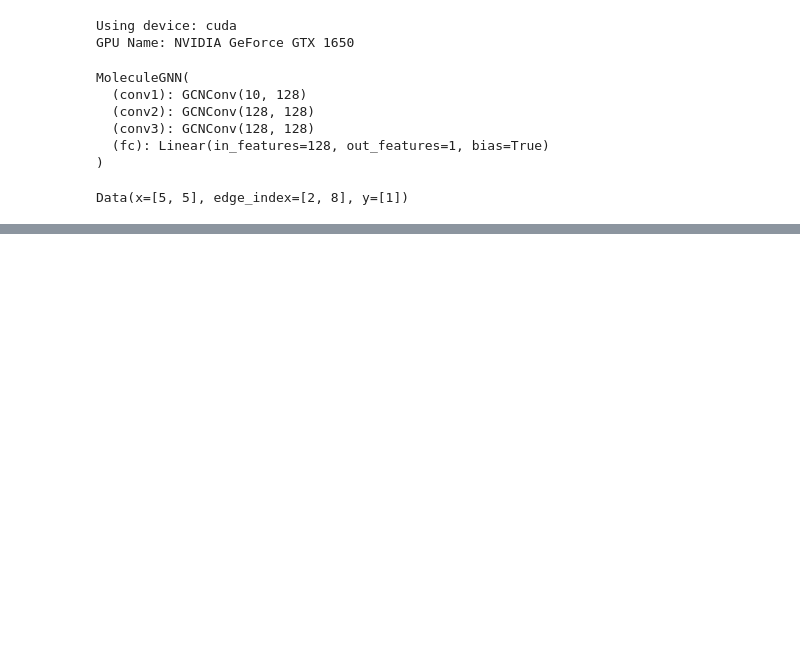
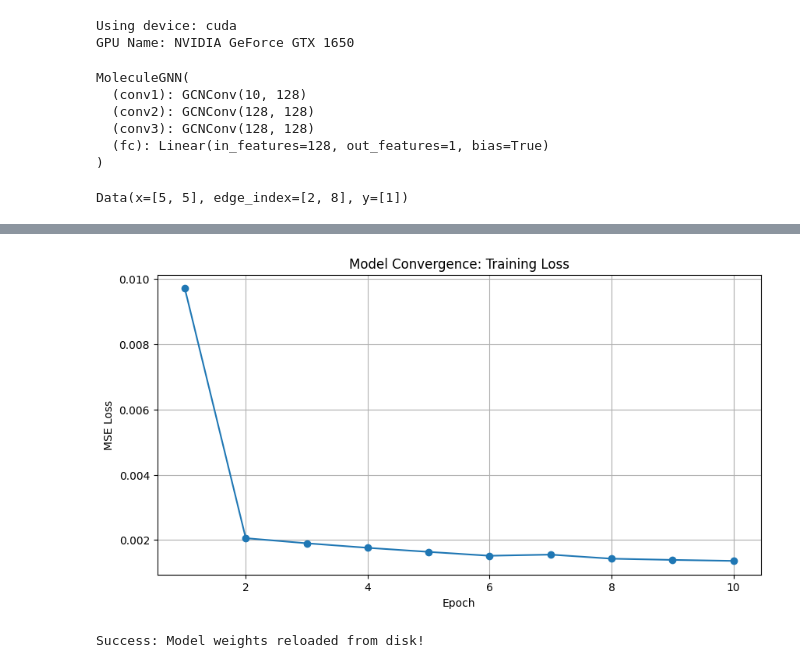
Before and after one commit to AdrianeJone/MolecuGraph, a Jupyter notebook: 01_data_exploration.ipynb, the cells around one changed output, grey strips where cells are left out. Drawn from its saved outputs; the diff is of its cells as text; code cells hidden in the pictures; blank space fills up the shorter version.

Commit message:
epoch history

```diff
--- a/01_data_exploration.ipynb
+++ b/01_data_exploration.ipynb
@@ -129,13 +130,21 @@ Data(x=[5, 5], edge_index=[2, 8], y=[1])
 # %%
 from src.train import train_model
 
-model = train_model(
+model, history = train_model(
     smiles_list=df['smiles'].head(2000),
     target_list=df['gap'].head(2000),
     batch_size=32,
     epochs=10,
     lr=0.0005
 )
+
+plt.figure(figsize=(10, 5))
+plt.plot(range(1, len(history) + 1), history, marker='o')
+plt.title("Model Convergence: Training Loss")
+plt.xlabel("Epoch")
+plt.ylabel("MSE Loss")
+plt.grid(True)
+plt.show()
 # %% [output]
 Converting SMILES to Graphs...
 Training on: cuda
@@ -151,0 +161,9 @@ Epoch 10/10 | Loss: 0.0013
+[figure, added]
+# %%
+# Create new instance
+model_check = MoleculeGNN(num_node_features=5, hidden_channels=128)
+# Load weights
+model_check.load_state_dict(torch.load('model.pth', weights_only=True))
+print("Success: Model weights reloaded from disk!")
+# %% [output]
+Success: Model weights reloaded from disk!
```
Also changed, not shown: parts of 2 cells of this notebook, 2 other files.
